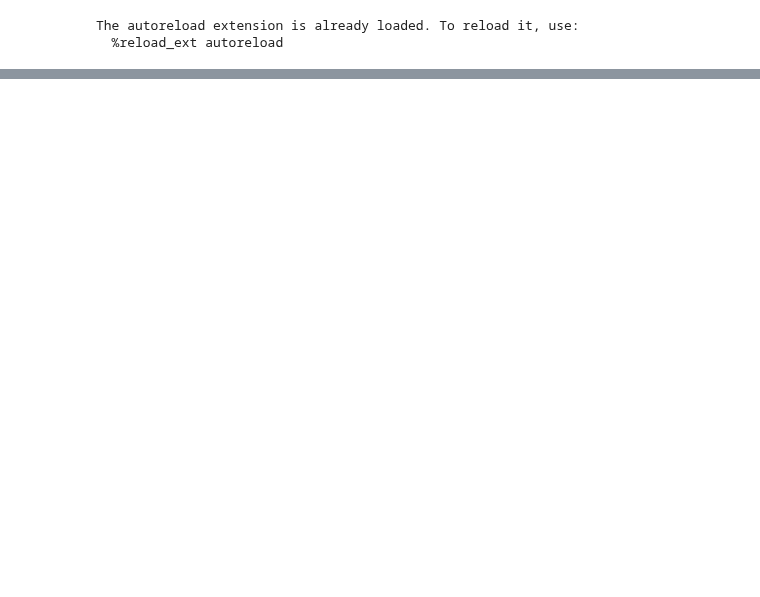
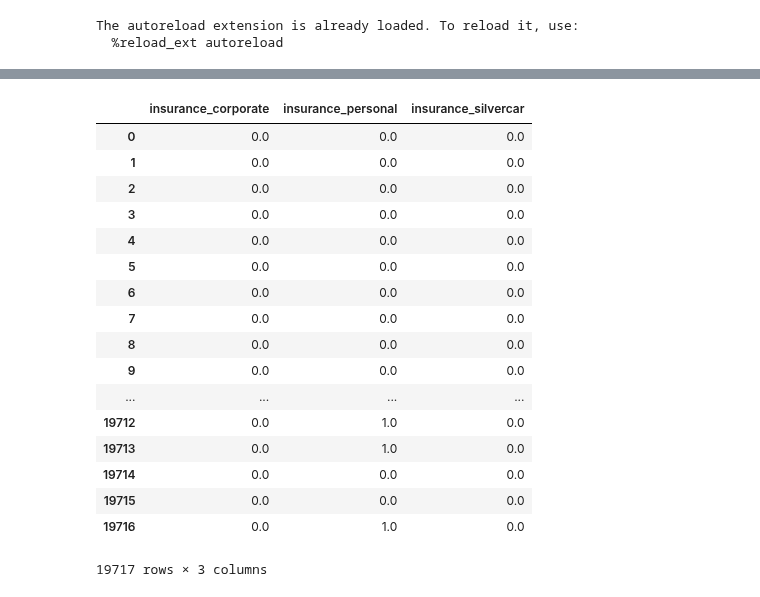
Before and after one commit to mengeling/silvercar-cancellation-predictor, a Jupyter notebook: EDA/Untitled.ipynb, the cells around one changed output, grey strips where cells are left out. Saved outputs shown, nothing was run; the diff lists cells and outputs as text; code cells hidden in the pictures; blank space fills up the shorter version.

```diff
--- a/EDA/Untitled.ipynb
+++ b/EDA/Untitled.ipynb
@@ -48 +38,5 @@ df.head()
+# %%
+df["insurance"] = df[["insurance_corporate", "insurance_personal", "insurance_silvercar"]].idxmax(axis=1)
+    df["insurance"] = df["insurance"].map({"insurance_personal": "Personal", "insurance_corporate": "Corporate",
+                                                   "insurance_silvercar": "Silvercar", None: "NA"})
 # %%
@@ -50,3 +62,21 @@ df["insurance"] = df[["insurance_corporate", "insurance_personal", "insurance_si
-# %%
-df["insurance"] = df["insurance"].map({None: "None", "insurance_personal": "Personal",
-                     "insurance_corporate": "Corporate", "insurance_silvercar": "Silvercar"})
+# %%
+df[["insurance_corporate", "insurance_personal", "insurance_silvercar"]]
+# %% [output]
+|  | insurance_corporate | insurance_personal | insurance_silvercar |
+| 0 | 0.0 | 0.0 | 0.0 |
+| 1 | 0.0 | 0.0 | 0.0 |
+| 2 | 0.0 | 0.0 | 0.0 |
+| 3 | 0.0 | 0.0 | 0.0 |
+| 4 | 0.0 | 0.0 | 0.0 |
+| 5 | 0.0 | 0.0 | 0.0 |
+| 6 | 0.0 | 0.0 | 0.0 |
+| 7 | 0.0 | 0.0 | 0.0 |
+| 8 | 0.0 | 0.0 | 0.0 |
+| 9 | 0.0 | 0.0 | 0.0 |
+| ... | ... | ... | ... |
+| 19712 | 0.0 | 1.0 | 0.0 |
+| 19713 | 0.0 | 1.0 | 0.0 |
+| 19714 | 0.0 | 0.0 | 0.0 |
+| 19715 | 0.0 | 0.0 | 0.0 |
+| 19716 | 0.0 | 1.0 | 0.0 |
+19717 rows × 3 columns
```
Also changed, not shown: parts of 4 cells of this notebook, 8 other files.
